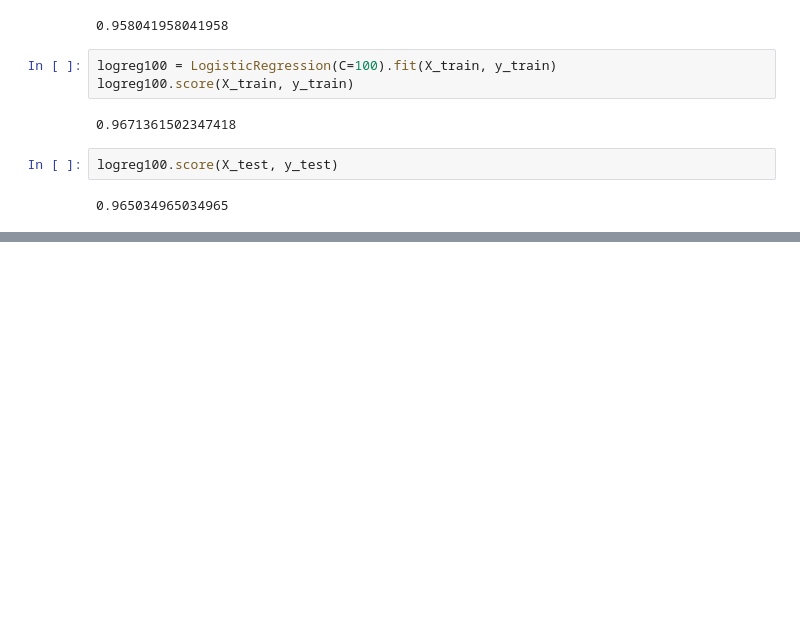
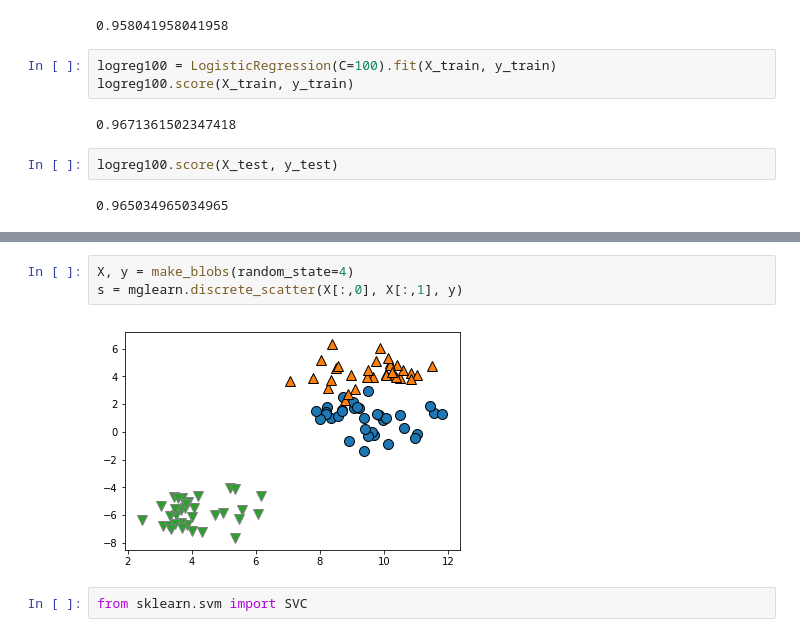
Before and after one commit to Aries000004/grocery, a Jupyter notebook: 04-机器学习数分析/机器学习基础教程/第二章-SVM和KMeans.ipynb, the cells around one changed output, grey strips where cells are left out. Saved outputs shown, nothing was run; the diff lists cells and outputs as text; blank space fills up the shorter version.

```diff
--- a/04-机器学习数分析/机器学习基础教程/第二章-SVM和KMeans.ipynb
+++ b/04-机器学习数分析/机器学习基础教程/第二章-SVM和KMeans.ipynb
@@ -54,0 +92,7 @@ logreg001.score(X_test, y_test)
+# %%
+X, y = make_blobs(random_state=4)
+s = mglearn.discrete_scatter(X[:,0], X[:,1], y)
+# %% [output]
+[figure, added]
+# %%
+from sklearn.svm import SVC
```
Also changed, not shown: parts of 7 cells of this notebook.
